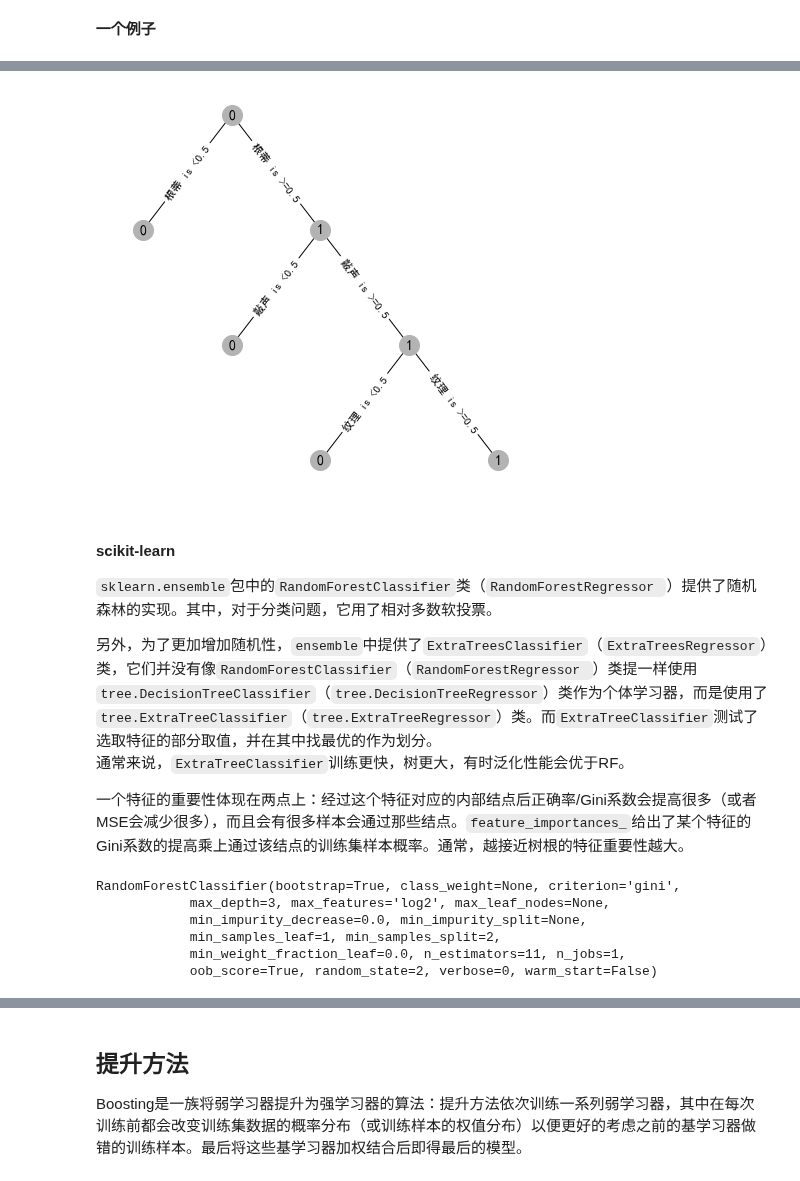
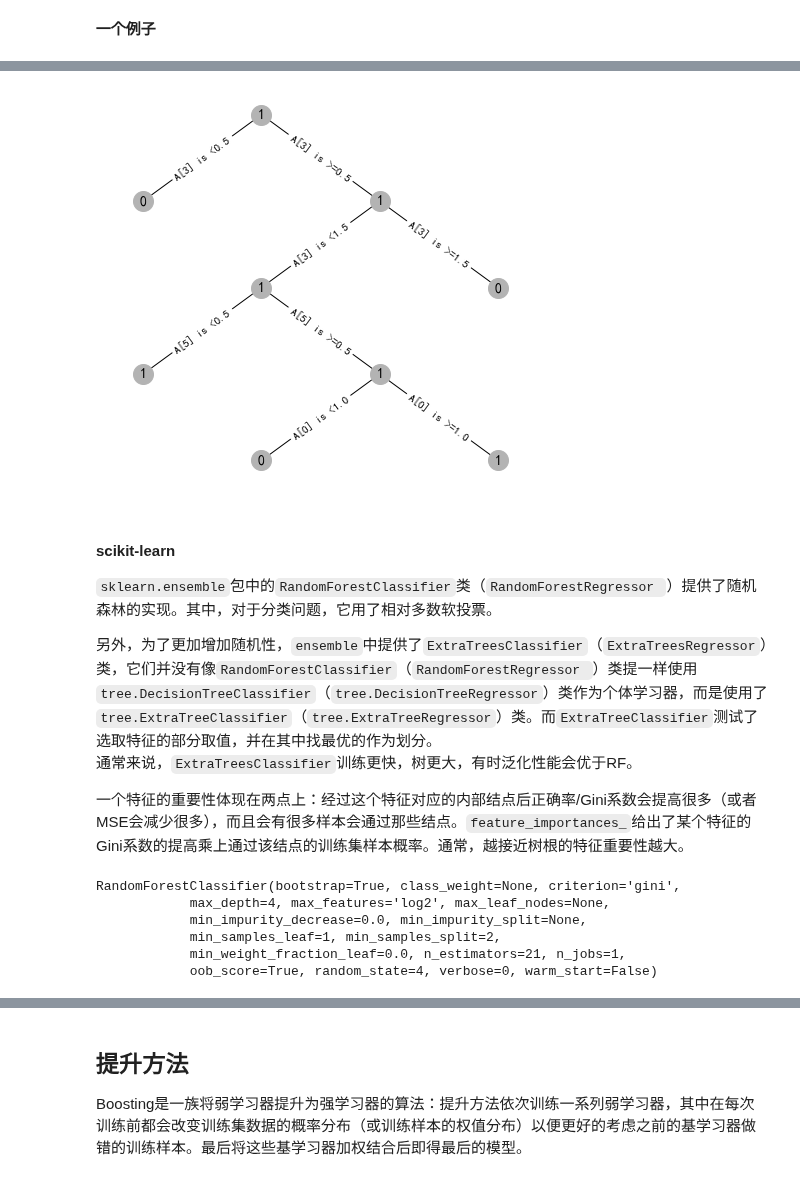
Before and after one commit to szqtc/MyMachineLearningNotes, a Jupyter notebook: 3_Trees.ipynb, the cells around one changed output, grey strips where cells are left out. Cells and saved outputs as stored; diff of their text form; code cells hidden in the pictures.

Commit message:
fix the misunderstanding of random forest

```diff
--- a/3_Trees.ipynb
+++ b/3_Trees.ipynb
@@ -253,14 +253,13 @@ class decision_tree:
             features of training examples
         y : numpy array, (m, 1)
             labels of training examples
-        filter_ : array of bools (n, ), or None (default)
+        filter_ : array of bools (n, ), or None
             if the corresponding term of feature in filter_ is
             False, the feature will not be splitted
+            *NOTE*: make sure not all False in the array
         """
-        n = X.shape[1]
         if filter_ is None:
-            filter_ = np.array([True]*n, dtype=bool)
-
+            filter_ = np.array([True]*X.shape[1], dtype=bool)
         self.tree_ = self._generate_tree(X, y, filter_=filter_)
 
     def _predict_one(self, x):
@@ -783,12 +782,14 @@ class cart_classifier(decision_tree):
 
         # find the best feature
         best_score = -inf
-        best_index = None
+        best_index, best_xsplit = None, None
         best_Xs_new, best_ys_new = None, None
         #print('score:')
         for i in indices:
             # do not split the feature with all the values the same
-            if (X[:, i] == X[0, i]).all(): continue
+            if (X[:, i] == X[0, i]).all():
+                #print('skip {}'.format(i), X[:, i], X[0, i])
+                continue
 
             xsplit, Xs_new, ys_new, score = find_best_split_point(X, y, attr_axis=i, scorefunc=self.scorefunc_)
             #print('    ', i, score)
@@ -799,10 +800,11 @@ class cart_classifier(decision_tree):
                 best_Xs_new = Xs_new
                 best_ys_new = ys_new
 
+        #print(X, y)
+        assert best_index is not None
         best_xsplit_out = ['<{}'.format(best_xsplit), '>={}'.format(best_xsplit)]
         #print(best_score, best_index, best_xsplit)
         # the best feature can be chosen again in CART
-        assert best_index is not None
         return best_index, best_score, best_xsplit_out, best_Xs_new, best_ys_new
 
     def _predict_one(self, x):
@@ -1526,7 +1502,30 @@ class random_forest(bagging):
+# %%
+class random_forest(bagging):
+    "random forest"
+
+    def __init__(self, estimator=random_cart_classifier, n_estimators=10, max_features=None, oob_score=True, seed=None, **kwds):
+        """
+        Parameters
+        -------------
+        estimator : object
+
+        n_estimator : integer, >0
+            the number of decision tree
+        seed : integer, or None
+            the random seed
+        max_features : positive integer, or None
+            for None, max_feature=sqrt(n_features)
+        oob_score : bool
+            whether to calculate the out-of-bag
+            score
+        **kwds :
+            the parameters passing to the estimator
+        """
+        super().__init__(estimator, n_estimators=n_estimators, max_features=max_features, oob_score=oob_score, seed=seed, **kwds)
 # %% [markdown]
 **一个例子**
 # %%
-fst = random_forest(cart_classifier, n_estimators=11, seed=8, maxdepth=3)
+fst = random_forest(n_estimators=21, seed=6, maxdepth=4)
 fst.fit(X_, y_)
 # %%
 y__pred = fst.predict(X_)
@@ -1541,25 +1540,25 @@ oob_accuracy=0.7500
 # %%
-_ = fst.estimators[0].visualize(figsize=(7, 7), colnames=colnames[fst.features_[0]])
+_ = fst.estimators[0].visualize(figsize=(7, 7))
 # %% [output]
-[figure, old version]
+[figure, new version]
 # %% [markdown]
 #### scikit-learn
 `sklearn.ensemble`包中的`RandomForestClassifier`类（`RandomForestRegressor `）提供了随机森林的实现。其中，对于分类问题，它用了相对多数软投票。
 
 另外，为了更加增加随机性，`ensemble`中提供了`ExtraTreesClassifier`（`ExtraTreesRegressor`）类，它们并没有像`RandomForestClassifier`（`RandomForestRegressor `）类提一样使用`tree.DecisionTreeClassifier`（`tree.DecisionTreeRegressor`）类作为个体学习器，而是使用了`tree.ExtraTreeClassifier`（`tree.ExtraTreeRegressor`）类。而`ExtraTreeClassifier`测试了选取特征的部分取值，并在其中找最优的作为划分。
-通常来说，`ExtraTreeClassifier`训练更快，树更大，有时泛化性能会优于RF。
+通常来说，`ExtraTreesClassifier`训练更快，树更大，有时泛化性能会优于RF。
 
 一个特征的重要性体现在两点上：经过这个特征对应的内部结点后正确率/Gini系数会提高很多（或者MSE会减少很多），而且会有很多样本会通过那些结点。`feature_importances_`给出了某个特征的Gini系数的提高乘上通过该结点的训练集样本概率。通常，越接近树根的特征重要性越大。
 # %%
-rf = ensemble.RandomForestClassifier(n_estimators=11, max_features='log2', max_depth=3, oob_score=True, random_state=2)
+rf = ensemble.RandomForestClassifier(n_estimators=21, max_features='log2', max_depth=4, oob_score=True, random_state=4)
 rf.fit(X_, y_)
 # %% [output]
 RandomForestClassifier(bootstrap=True, class_weight=None, criterion='gini',
-            max_depth=3, max_features='log2', max_leaf_nodes=None,
+            max_depth=4, max_features='log2', max_leaf_nodes=None,
             min_impurity_decrease=0.0, min_impurity_split=None,
             min_samples_leaf=1, min_samples_split=2,
-            min_weight_fraction_leaf=0.0, n_estimators=11, n_jobs=1,
-            oob_score=True, random_state=2, verbose=0, warm_start=False)
+            min_weight_fraction_leaf=0.0, n_estimators=21, n_jobs=1,
+            oob_score=True, random_state=4, verbose=0, warm_start=False)
 # %%
 print('score={:.4f}, oob_score={:.4f}'.format(rf.score(X_, y_), rf.oob_score_))
 rf.predict(X_), y_.ravel()
```
Also changed, not shown: parts of 8 cells of this notebook, 3 other files.
